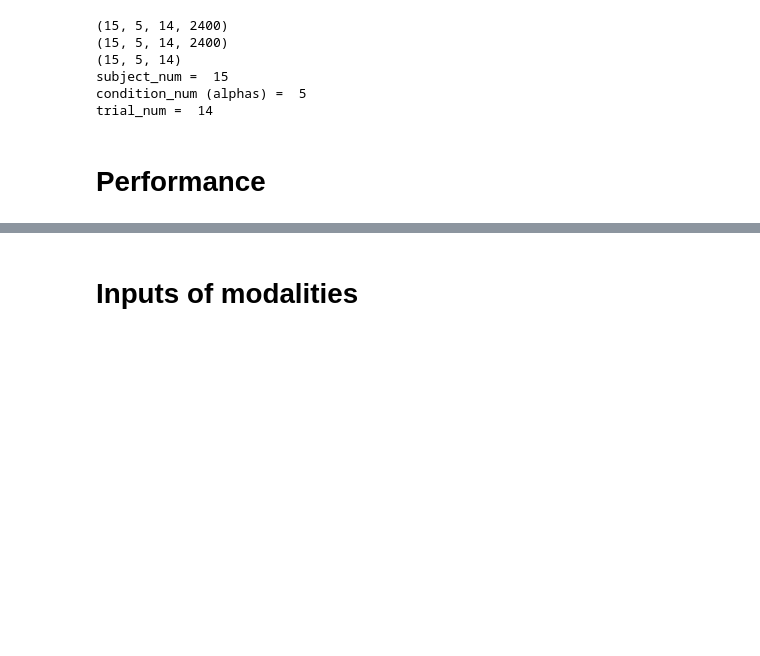
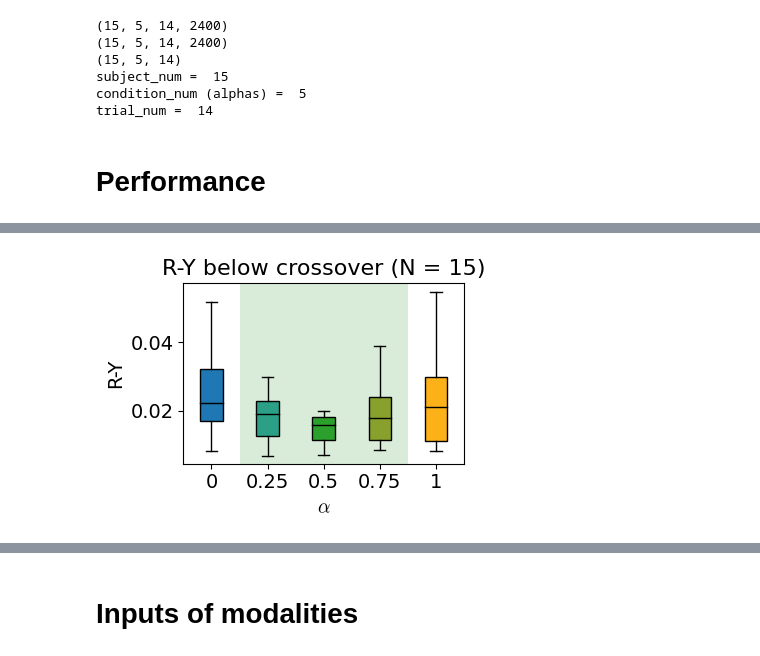
Before and after one commit to sburden-group/sensorimotor_fusion, a Jupyter notebook: analysis/Multimodal paper/20250203_IEEE_rehab.ipynb, the cells around one changed output, grey strips where cells are left out. Drawn from its saved outputs; the diff is of its cells as text; code cells hidden in the pictures; blank space fills up the shorter version.

```diff
--- a/analysis/Multimodal paper/20250203_IEEE_rehab.ipynb
+++ b/analysis/Multimodal paper/20250203_IEEE_rehab.ipynb
@@ -114,0 +155,25 @@ trial_num =  14
+# %%
+datas = []
+TF = Rs[:,:,:,:index_below] - Ys[:,:,:,:index_below] # R-Y below 0.25 Hz, all freqs
+for cond in range(condition_num):
+    datas.append( np.mean(np.abs(TF[:,cond,:,:]),axis = (1,2)) )#mean across all trials and freqs
+# %%
+labels = conditions #slider : EMG
+boxcolors = [colors['BLUE'],'#2ca086',colors['GREEN'],'#88a02c',colors['GOLD']]
+
+fig,ax = plt.subplots(figsize=(4,3))
+bplot = ax.boxplot(datas, widths = 0.4,patch_artist=True,labels=labels, showfliers=False)
+for patch, color in zip(bplot['boxes'], boxcolors): # fill with colors
+    patch.set_facecolor(color)
+for median in bplot['medians']:
+    median.set_color('black')
+ax.set_xlabel(r'$\alpha$',fontsize = 14) #add x axis labels
+face0 = ax.axvspan(1.5,4.5, facecolor='green', alpha=0.15)
+ax.set_ylabel('R-Y',fontsize = 14) # add y axis label
+# ax.grid('on',zorder=-1)
+ax.set_title('R-Y below crossover (N = 15)')
+plt.tight_layout()
+# fig.savefig('example_sub1.svg')
+plt.show()
+# %% [output]
+[figure, added]
```
Also changed, not shown: parts of 7 cells of this notebook.
